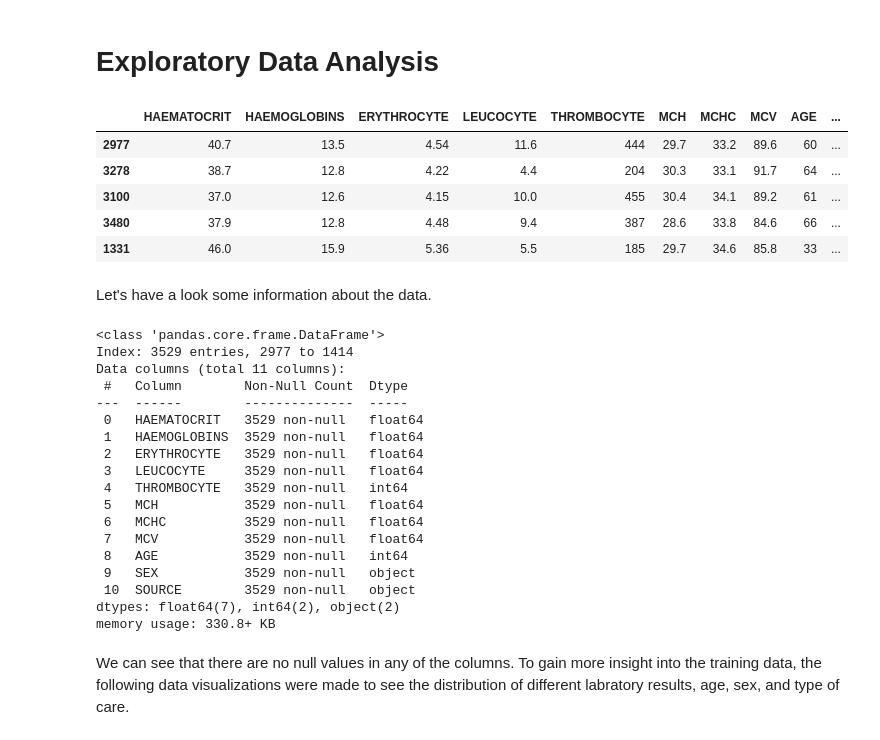
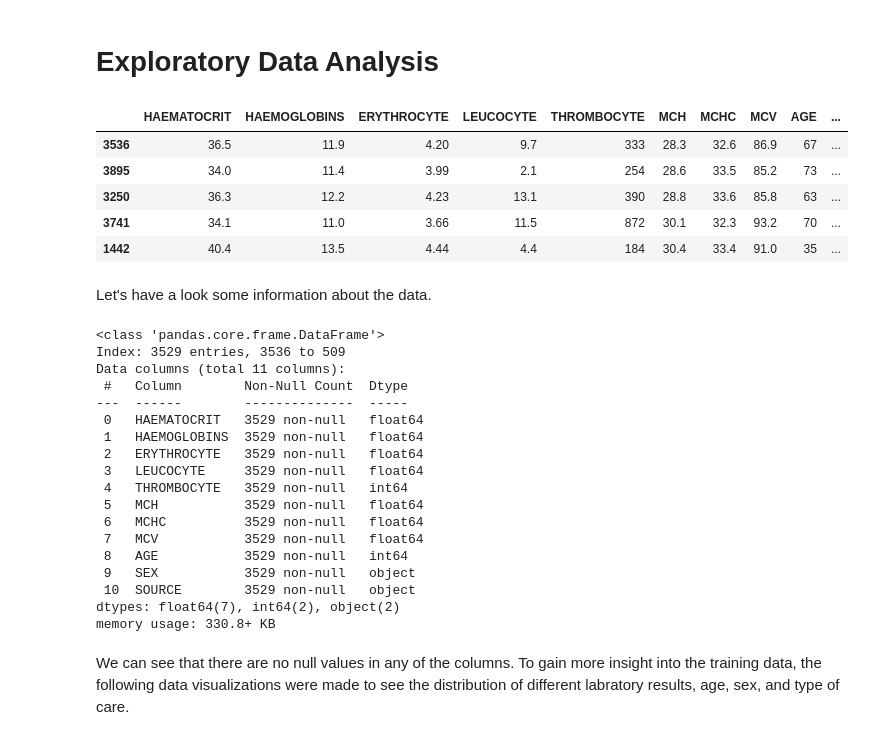
Before and after one commit to Stephanie-Ta/patient_treatment_classification_project_online, a Jupyter notebook: Exploratory_Data_Analysis.ipynb, the cells around one changed output. Cells and saved outputs as stored; diff of their text form; code cells hidden in the pictures.

Commit message:
stratify target

```diff
--- a/Exploratory_Data_Analysis.ipynb
+++ b/Exploratory_Data_Analysis.ipynb
@@ -13,26 +13,26 @@ random_state=12
 # %%
 # read in data
 patient_data = pd.read_csv("data/ehr_data.csv")
 
 # splitting data into train and test splits
-patient_train, patient_test = train_test_split(patient_data, test_size=0.2, random_state=12)
+patient_train, patient_test = train_test_split(patient_data, test_size=0.2, random_state=12, stratify=patient_data["SOURCE"])
 
 # preview the first 5 rows of the training dataset
 patient_train.head()
 # %% [output]
 |  | HAEMATOCRIT | HAEMOGLOBINS | ERYTHROCYTE | LEUCOCYTE | THROMBOCYTE | MCH | MCHC | MCV | AGE | ... |
-| 2977 | 40.7 | 13.5 | 4.54 | 11.6 | 444 | 29.7 | 33.2 | 89.6 | 60 | ... |
-| 3278 | 38.7 | 12.8 | 4.22 | 4.4 | 204 | 30.3 | 33.1 | 91.7 | 64 | ... |
-| 3100 | 37.0 | 12.6 | 4.15 | 10.0 | 455 | 30.4 | 34.1 | 89.2 | 61 | ... |
-| 3480 | 37.9 | 12.8 | 4.48 | 9.4 | 387 | 28.6 | 33.8 | 84.6 | 66 | ... |
-| 1331 | 46.0 | 15.9 | 5.36 | 5.5 | 185 | 29.7 | 34.6 | 85.8 | 33 | ... |
+| 3536 | 36.5 | 11.9 | 4.20 | 9.7 | 333 | 28.3 | 32.6 | 86.9 | 67 | ... |
+| 3895 | 34.0 | 11.4 | 3.99 | 2.1 | 254 | 28.6 | 33.5 | 85.2 | 73 | ... |
+| 3250 | 36.3 | 12.2 | 4.23 | 13.1 | 390 | 28.8 | 33.6 | 85.8 | 63 | ... |
+| 3741 | 34.1 | 11.0 | 3.66 | 11.5 | 872 | 30.1 | 32.3 | 93.2 | 70 | ... |
+| 1442 | 40.4 | 13.5 | 4.44 | 4.4 | 184 | 30.4 | 33.4 | 91.0 | 35 | ... |
 # %% [markdown]
 Let's have a look some information about the data.
 # %%
 patient_train.info()
 # %% [output]
 <class 'pandas.core.frame.DataFrame'>
-Index: 3529 entries, 2977 to 1414
+Index: 3529 entries, 3536 to 509
 Data columns (total 11 columns):
  #   Column        Non-Null Count  Dtype
 ---  ------        --------------  -----
```
Also changed, not shown: parts of 2 cells of this notebook.
